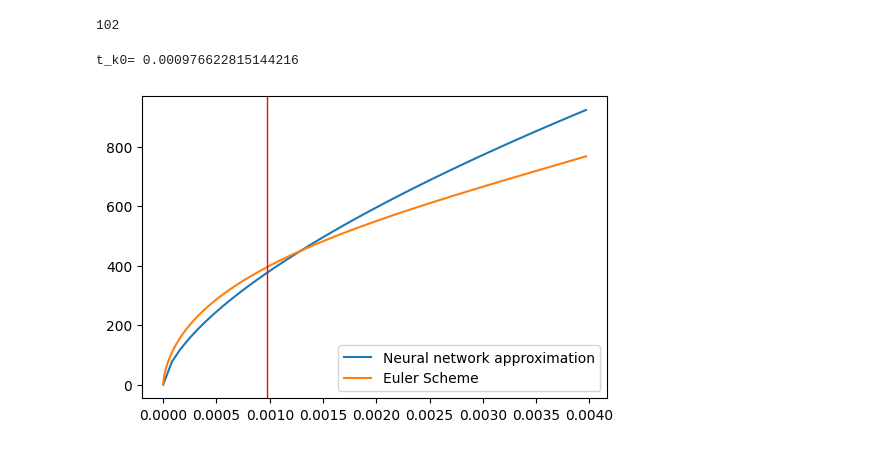
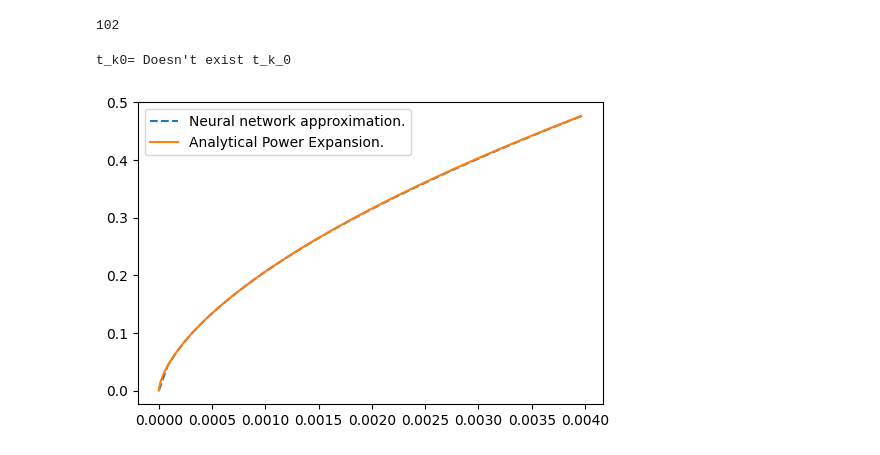
Before and after one commit to nicolahcm/code_thesis_fractional_diff_eq, a Jupyter notebook: Pytorch solving Integral riccati .ipynb, the cells around one changed output. Cells and saved outputs as stored; diff of their text form; code cells hidden in the pictures.

```diff
--- a/Pytorch solving Integral riccati .ipynb
+++ b/Pytorch solving Integral riccati .ipynb
@@ -48,12 +16,13 @@ lambd, mu, nu 0.045
+# %%
+T = 1/252
+# alpha, lambd, mu, nu = 0.64, 0.045, -64.938, 44850   # EXAMPLE 1 IN THESIS
+# alpha, lambd, mu, nu = 0.64, 0.2, -200, 200          # EXAMPLE 2 IN THESIS
+alpha, lambd, mu, nu = 0.64, 0.8, -4, 16
 # %%
-N = nn.Sequential(nn.Linear(1, 10), nn.ELU(), nn.Linear(10,10), nn.Hardshrink() ,nn.Linear(10,1))
-
-
+N = nn.Sequential(nn.Linear(1, 10), nn.ELU(), nn.Linear(10,1))
 Psi_t = lambda x: N(x)*x**alpha
-
 def g(x):
     result = lambd*Psi_t(x)**2+mu*Psi_t(x)+nu
     return result
-
 def g_ia(s,t):
     return (t-s)**(alpha-1)*g(s)
@@ -104,42 +50,27 @@ x = torch.Tensor(x_train)
 x.requires_grad = True
 # %%
 def loss(x):
-
     outputs = Psi_t(x)
-
-
-    # Notice that the below is indipendent by how x is distributed (could be a different distribution of points)
-    integrals_vector = x.double() # just copying x, but then we will change it, only to have something with same dimen.
+    integrals_vector = x.double()
     for i in range(n_points):
         if i == 0:
             integrals_vector[0][0] = 0
         else:
             t = x[i]
             transf_x_vals_tens = nodes_tensor*t/2 + t/2
-
             integrands_values = g_ia(transf_x_vals_tens, t)
-            # print("integrands_values", integrands_values)
             integral_at_time_t = 1/math.gamma(alpha)*t/2*torch.sum(integrands_values * weights_tensor)
-
             integrals_vector[i][0] = integral_at_time_t
-
     final_loss = torch.mean((outputs[1:]/(x**alpha)[1:] - integrals_vector[1:]/(x**alpha)[1:])**2)
-
-    # 1) regularization: final_loss += lambd*(torch.sum(N[0].weight**2 + (N[0].bias**2)[:,None] + N[2].weight.T**2))
-    # Does not work!
-
     print('loss is', final_loss)
-
     return final_loss
 
-optimizer = torch.optim.LBFGS(N.parameters(), lr=0.001, tolerance_grad=1e-13)
+optimizer = torch.optim.LBFGS(N.parameters(), lr=1)
 
 def closure():
-
     optimizer.zero_grad()
     l = loss(x)
     l.backward()
-
     return l
 
 for i in range(5):
@@ -355,20 +250,20 @@ r_0
 # %%
 comparison = computing_psi_n(1028)
 # %% [output]
-t_k0= 0.000976622815144216
+t_k0= Doesn't exist t_k_0
 # %%
 results_euler_scheme = comparison[0]
 # %%
 fig, ax = plt.subplots(dpi=100)
 xx = x.tolist()
 yy = (Psi_t(x)[:,0]).tolist()
 # yt = Psi_real(x).tolist()
-ax.plot(xx, yy, "-",  label='Neural network approximation')
-ax.plot(results_euler_scheme.time, results_euler_scheme.value,  label='Euler Scheme')
+ax.plot(xx, yy, "--",  label='Neural network approximation.')
+ax.plot(results_euler_scheme.time, results_euler_scheme.value, label='Analytical Power Expansion.')
 
 ax.legend(loc="best")
 
 if type(comparison[1]) == type(2.0):
     ax.axvline(x = comparison[1], linewidth=1, color='r')
 # %% [output]
-[figure, old version]
+[figure, new version]
```
Also changed, not shown: parts of 16 cells of this notebook, 16 other files.
